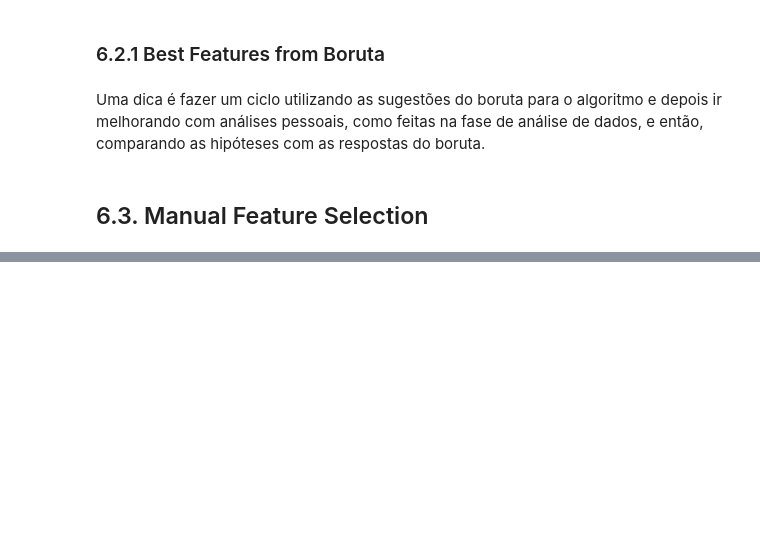
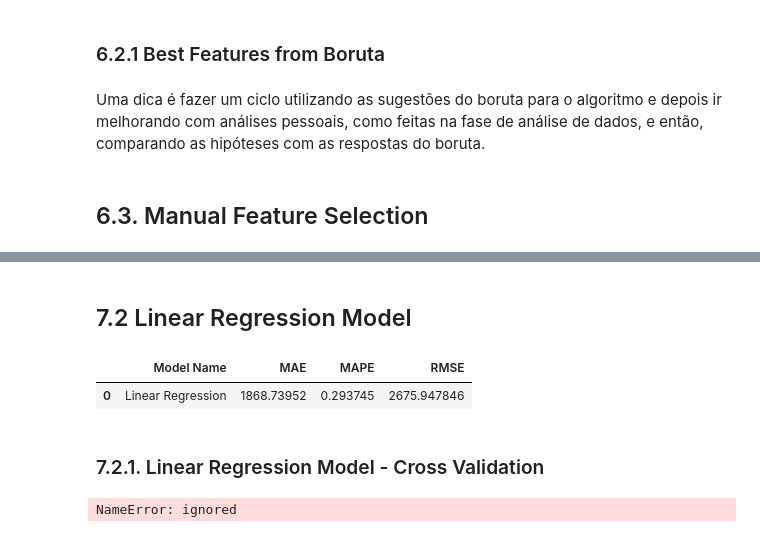
Before and after one commit to GuilhermeRuy97/Data-Science-em-Producao-Meigarom, a Jupyter notebook: data_science_em_producao.ipynb, the cells around one changed output, grey strips where cells are left out. Saved outputs shown, nothing was run; the diff lists cells and outputs as text; code cells hidden in the pictures; blank space fills up the shorter version.

```diff
--- a/data_science_em_producao.ipynb
+++ b/data_science_em_producao.ipynb
@@ -1226,0 +1271,25 @@ cols_selected_boruta.extend( feat_to_add )
+# %% [markdown]
+## 7.2 Linear Regression Model
+# %%
+# model
+lr = LinearRegression().fit( x_train, y_train )
+
+# prediction
+yhat_lr = lr.predict( x_test )
+
+# performance
+lr_result = ml_error( 'Linear Regression', np.expm1( y_test ), np.expm1( yhat_lr ) )
+lr_result
+
+#Repare que neste caso o erro da media acerta mais que o modelo de regressao linear,
+#ou seja, pode ser um indicio de que o modelo nao seja linear.
+# %% [output]
+|  | Model Name | MAE | MAPE | RMSE |
+| 0 | Linear Regression | 1868.73952 | 0.293745 | 2675.947846 |
+# %% [markdown]
+### 7.2.1. Linear Regression Model - Cross Validation
+# %%
+lr_result_cv = cross_validation( x_training, 5, 'Linear Regression', lr, verbose=False )
+lr_result_cv
+# %% [output]
+NameError: ignored
```
Also changed, not shown: parts of 22 cells of this notebook.
